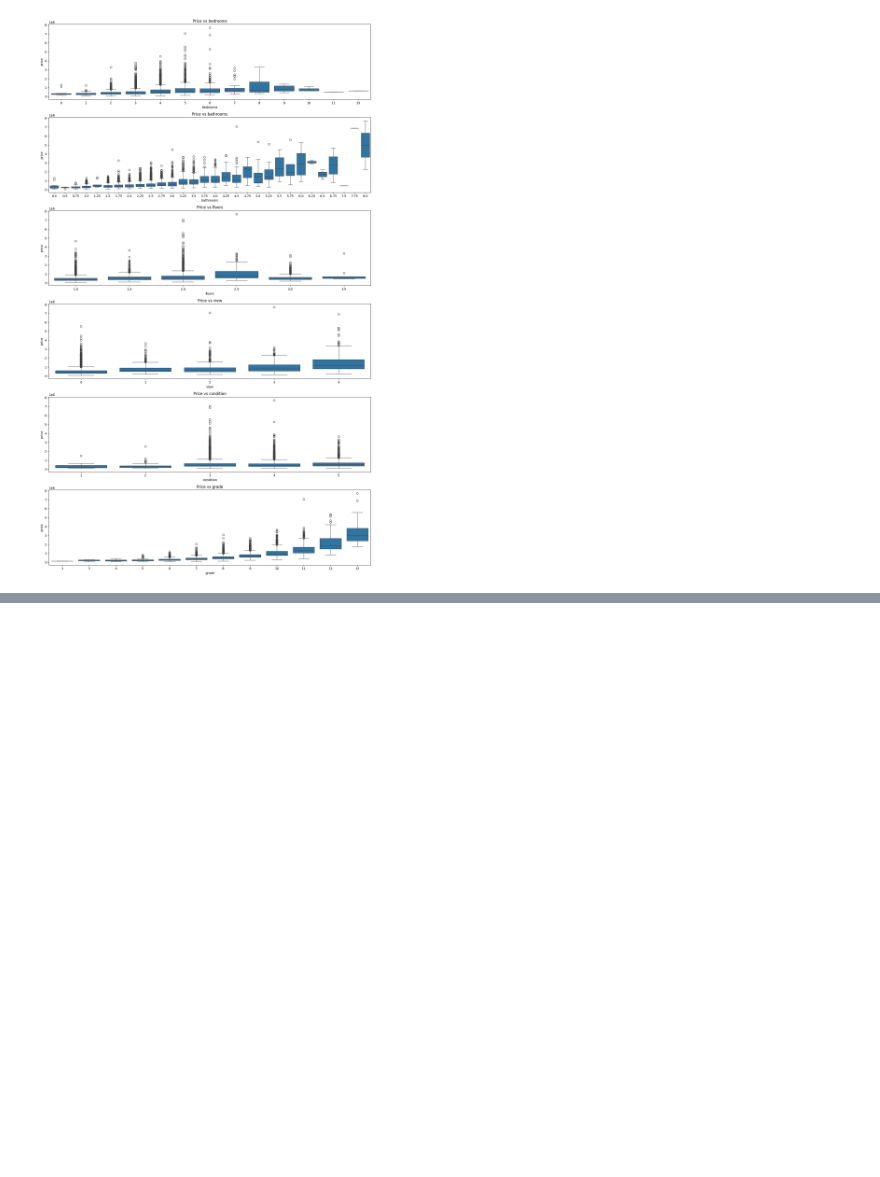
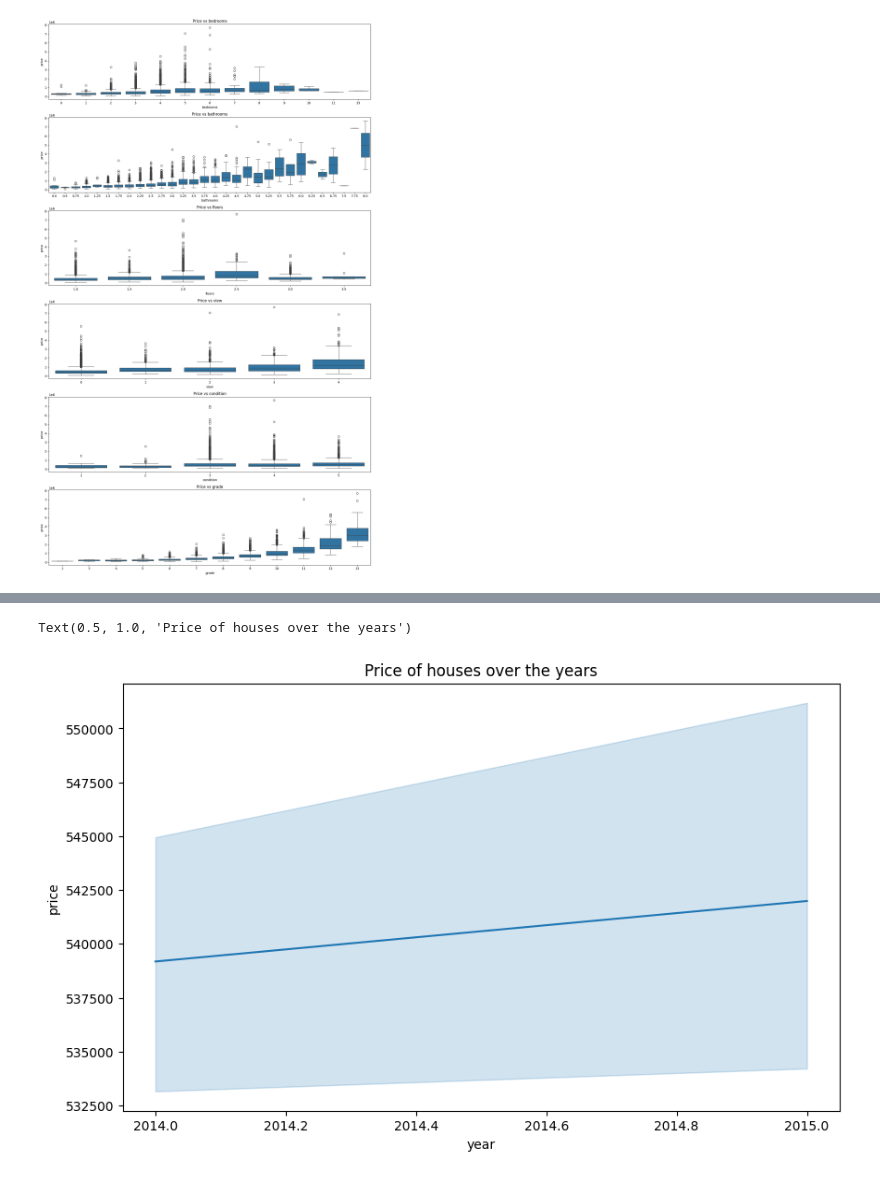
Before and after one commit to AnubhavYadavBCA25/House-Price-Prediction, a Jupyter notebook: notebooks/practice.ipynb, the cells around one changed output, grey strips where cells are left out. Cells and saved outputs as stored; diff of their text form; code cells hidden in the pictures; blank space fills up the shorter version.

```diff
--- a/notebooks/practice.ipynb
+++ b/notebooks/practice.ipynb
@@ -249,0 +313,8 @@ plt.tight_layout()
+# %%
+# lineplot for the price and the year
+plt.figure(figsize=(10,6))
+sns.lineplot(data=df, x='year', y='price')
+plt.title('Price of houses over the years')
+# %% [output]
+Text(0.5, 1.0, 'Price of houses over the years')
+[figure, added]
```
Also changed, not shown: parts of 13 cells of this notebook, 3 other files.
